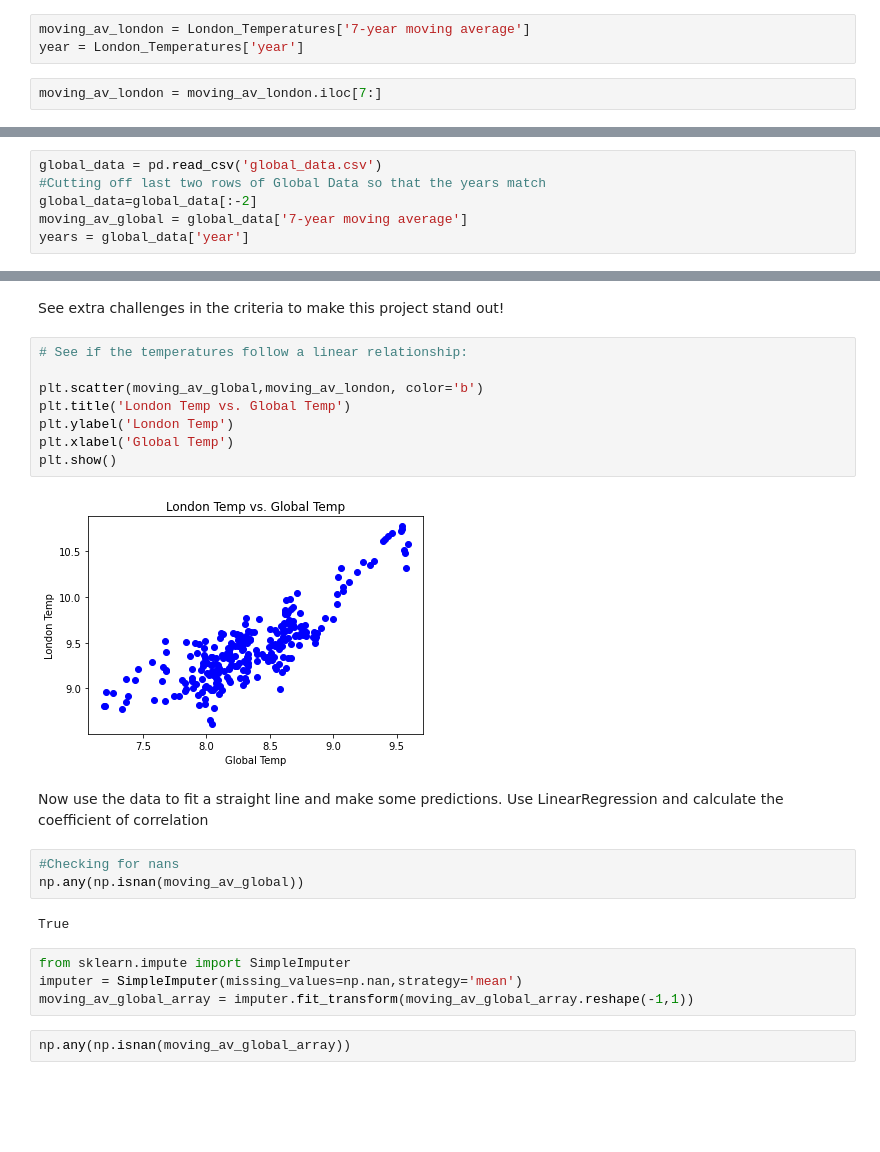
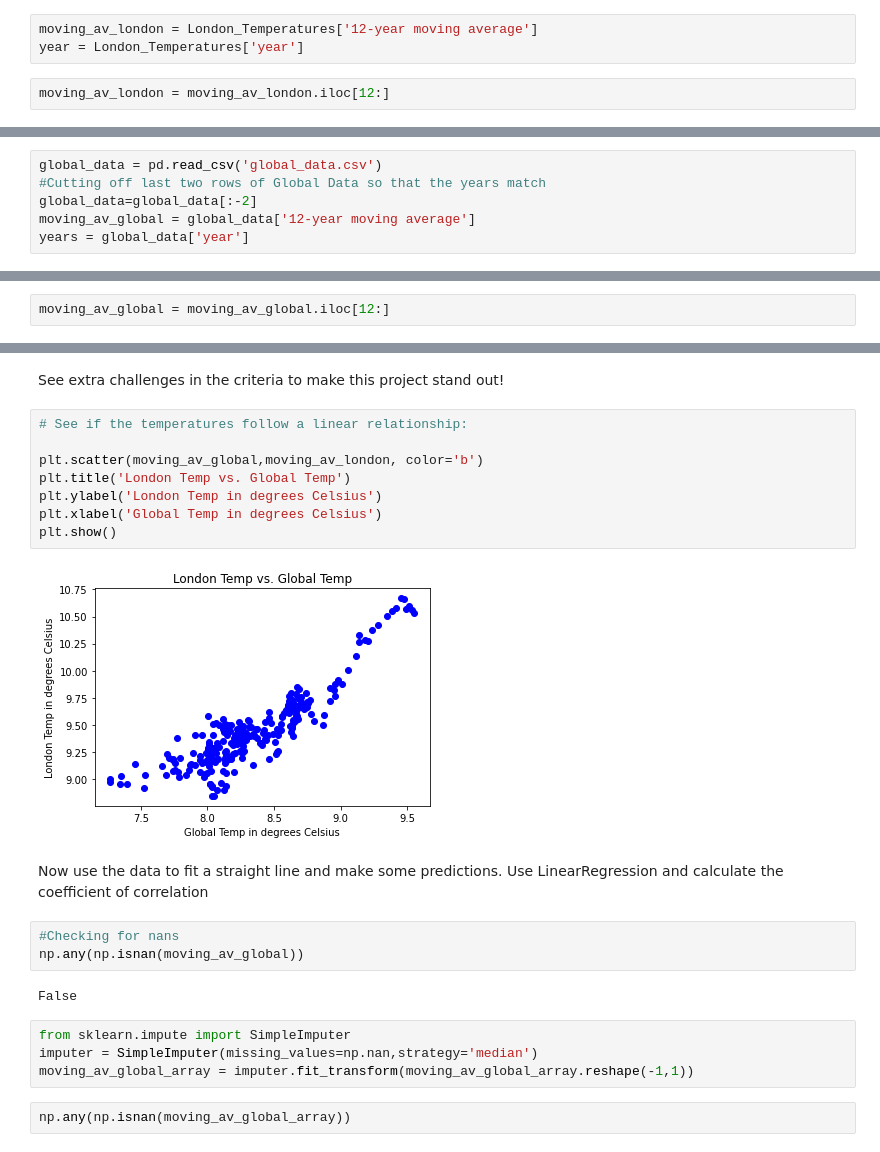
Before and after one commit to JHayhow/Introductory-Project, a Jupyter notebook: Project_1_Udacity.ipynb, the cells around one changed output, grey strips where cells are left out. Saved outputs shown, nothing was run; the diff lists cells and outputs as text; blank space fills up the shorter version.

```diff
--- a/Project_1_Udacity.ipynb
+++ b/Project_1_Udacity.ipynb
@@ -40,8 +40,8 @@ London_Temperatures.tail()
 # %%
-moving_av_london = London_Temperatures['7-year moving average']
+moving_av_london = London_Temperatures['12-year moving average']
 year = London_Temperatures['year']
 # %%
-moving_av_london = moving_av_london.iloc[7:]
+moving_av_london = moving_av_london.iloc[12:]
 # %%
 moving_av_london.head()
 # %% [output]
@@ -55,7 +55,7 @@ Name: 7-year moving average, dtype: float64
 global_data = pd.read_csv('global_data.csv')
 #Cutting off last two rows of Global Data so that the years match
 global_data=global_data[:-2]
-moving_av_global = global_data['7-year moving average']
+moving_av_global = global_data['12-year moving average']
 years = global_data['year']
 # %%
 global_data.head()
@@ -86,0 +96,2 @@ Name: 7-year moving average, dtype: float64
+# %%
+moving_av_global = moving_av_global.iloc[12:]
@@ -158,23 +250,23 @@ See extra challenges in the criteria to make this project stand out!
 # %%
 # See if the temperatures follow a linear relationship:
 
 plt.scatter(moving_av_global,moving_av_london, color='b')
 plt.title('London Temp vs. Global Temp')
-plt.ylabel('London Temp')
-plt.xlabel('Global Temp')
+plt.ylabel('London Temp in degrees Celsius')
+plt.xlabel('Global Temp in degrees Celsius')
 plt.show()
 # %% [output]
-[figure, old version]
+[figure, new version]
 # %% [markdown]
 Now use the data to fit a straight line and make some predictions. Use LinearRegression and calculate the coefficient of correlation
 # %%
 #Checking for nans
 np.any(np.isnan(moving_av_global))
 # %% [output]
-True
+False
 # %%
 from sklearn.impute import SimpleImputer
-imputer = SimpleImputer(missing_values=np.nan,strategy='mean')
+imputer = SimpleImputer(missing_values=np.nan,strategy='median')
 moving_av_global_array = imputer.fit_transform(moving_av_global_array.reshape(-1,1))
 # %%
 np.any(np.isnan(moving_av_global_array))
```
Also changed, not shown: parts of 35 cells of this notebook.
